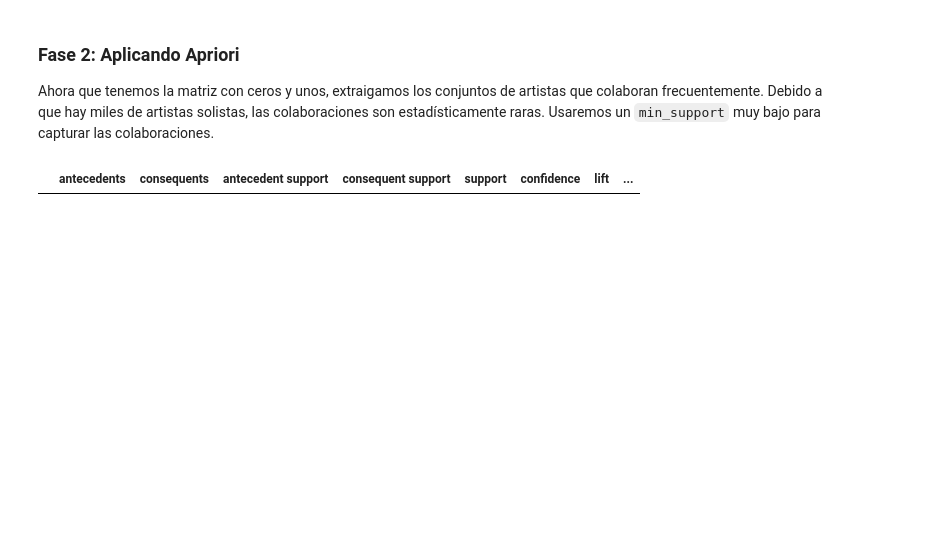
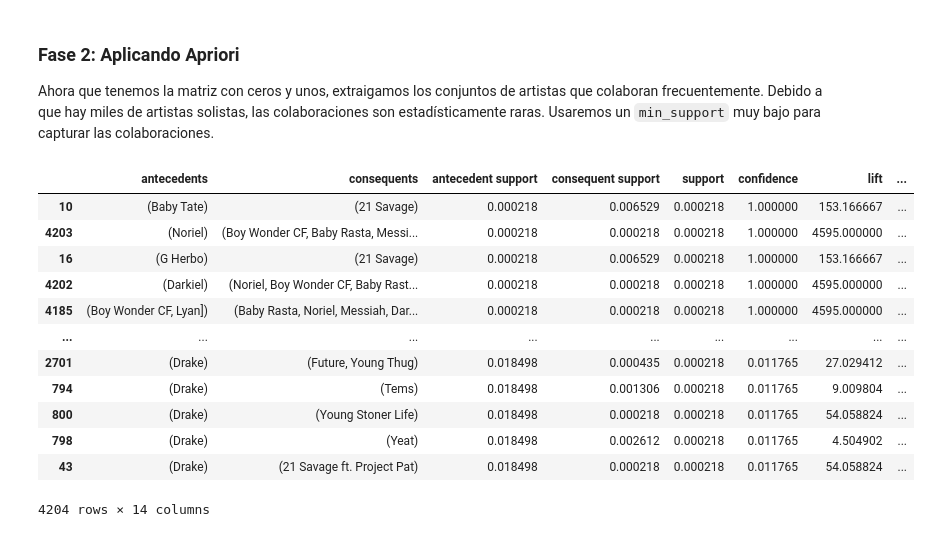
Before and after one commit to CarlosIbarraMora/Mineria_datos_code, a Jupyter notebook: Parcial 2/8_Assoc_Rules/01-Association_rules_spotify.ipynb, the cells around one changed output. Saved outputs shown, nothing was run; the diff lists cells and outputs as text; code cells hidden in the pictures; blank space fills up the shorter version.

```diff
--- a/Parcial 2/8_Assoc_Rules/01-Association_rules_spotify.ipynb
+++ b/Parcial 2/8_Assoc_Rules/01-Association_rules_spotify.ipynb
@@ -62,16 +116,29 @@ Debido a que hay miles de artistas solistas, las colaboraciones son estadística
 # %%
 # --- RETO PARA EL ALUMNO AQUÍ ---
 
 # 1. Encuentra los Itemsets Frecuentes usando un soporte mínimo del 0.005 (0.5% de las canciones)
-itemsets_frecuentes = apriori(df_transacciones, min_support=0.005, use_colnames=True) #Reduje el soporte mínimo a 0.001 para resultados, porque con el indicado no había
+# Se redujo el soporte mínimo para detectar colaboraciones poco frecuentes
+itemsets_frecuentes = apriori(df_transacciones, min_support=0.0001, use_colnames=True)
 
 # 2. Genera las Reglas de Asociación filtrando por la métrica 'lift' con un mínimo de 1.2
 reglas_musicales = association_rules(itemsets_frecuentes, metric="lift", min_threshold=1.2)
 
 # 3. Muestra las reglas resultantes ordenadas por 'confidence' de mayor a menor
 display(reglas_musicales.sort_values('confidence', ascending=False))
 # %% [output]
 |  | antecedents | consequents | antecedent support | consequent support | support | confidence | lift | ... |
+| 10 | (Baby Tate) | (21 Savage) | 0.000218 | 0.006529 | 0.000218 | 1.000000 | 153.166667 | ... |
+| 4203 | (Noriel) | (Boy Wonder CF, Baby Rasta, Messi... | 0.000218 | 0.000218 | 0.000218 | 1.000000 | 4595.000000 | ... |
+| 16 | (G Herbo) | (21 Savage) | 0.000218 | 0.006529 | 0.000218 | 1.000000 | 153.166667 | ... |
+| 4202 | (Darkiel) | (Noriel, Boy Wonder CF, Baby Rast... | 0.000218 | 0.000218 | 0.000218 | 1.000000 | 4595.000000 | ... |
+| 4185 | (Boy Wonder CF, Lyan]) | (Baby Rasta, Noriel, Messiah, Dar... | 0.000218 | 0.000218 | 0.000218 | 1.000000 | 4595.000000 | ... |
+| ... | ... | ... | ... | ... | ... | ... | ... | ... |
+| 2701 | (Drake) | (Future, Young Thug) | 0.018498 | 0.000435 | 0.000218 | 0.011765 | 27.029412 | ... |
+| 794 | (Drake) | (Tems) | 0.018498 | 0.001306 | 0.000218 | 0.011765 | 9.009804 | ... |
+| 800 | (Drake) | (Young Stoner Life) | 0.018498 | 0.000218 | 0.000218 | 0.011765 | 54.058824 | ... |
+| 798 | (Drake) | (Yeat) | 0.018498 | 0.002612 | 0.000218 | 0.011765 | 4.504902 | ... |
+| 43 | (Drake) | (21 Savage ft. Project Pat) | 0.018498 | 0.000218 | 0.000218 | 0.011765 | 54.058824 | ... |
+4204 rows × 14 columns
 # %% [markdown]
 ### 🧠 Fase 3: Interpretación de Negocio (El Entregable)
 
```
Also changed, not shown: parts of 3 cells of this notebook.
